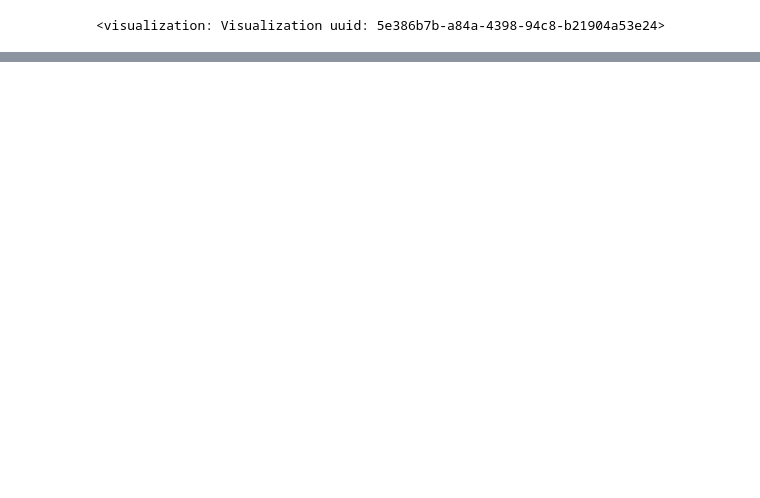
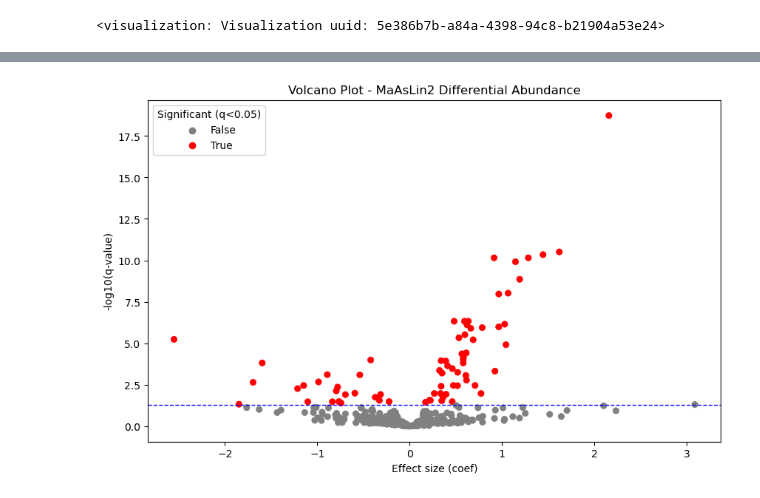
Before and after one commit to MasjaHoogendoorn/MicrobiomeAnalysis_TummyTribe, a Jupyter notebook: scripts/6_feature_abundance_LN.ipynb, the cells around one changed output, grey strips where cells are left out. Saved outputs shown, nothing was run; the diff lists cells and outputs as text; code cells hidden in the pictures; blank space fills up the shorter version.

```diff
--- a/scripts/6_feature_abundance_LN.ipynb
+++ b/scripts/6_feature_abundance_LN.ipynb
@@ -260,0 +506,8 @@ Visualization.load(f"{daa_data_dir}/delivery_mode/ancombc2_deliverymode_vis.qzv"
+# %%
+results = pd.read_csv(
+    f"{daa_data_dir}/maaslin2_output/all_results.tsv",
+    sep="\t"
+)
+
+# Preview
+results.head()
@@ -260,0 +521,32 @@ Visualization.load(f"{daa_data_dir}/delivery_mode/ancombc2_deliverymode_vis.qzv"
+# %%
+# Add -log10 q-value
+results['neg_log10_q'] = -np.log10(results['qval'])
+
+# Add a significance column
+results['significant'] = results['qval'] < 0.05
+# %%
+import matplotlib.pyplot as plt
+import seaborn as sns
+
+plt.figure(figsize=(10,6))
+
+# Scatter plot
+sns.scatterplot(
+    data=results,
+    x='coef',
+    y='neg_log10_q',
+    hue='significant',
+    palette={True: 'red', False: 'grey'},
+    edgecolor=None
+)
+
+# Add horizontal line at q=0.05
+plt.axhline(-np.log10(0.05), color='blue', linestyle='--', lw=1)
+
+plt.xlabel("Effect size (coef)")
+plt.ylabel("-log10(q-value)")
+plt.title("Volcano Plot - MaAsLin2 Differential Abundance")
+plt.legend(title='Significant (q<0.05)')
+plt.show()
+# %% [output]
+[figure, added]
```
Also changed, not shown: parts of 29 cells of this notebook.
